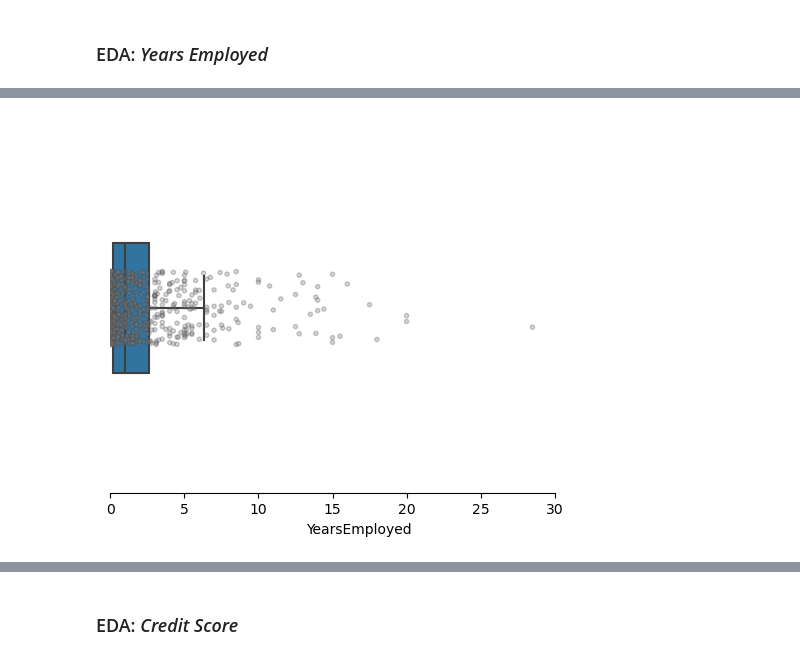
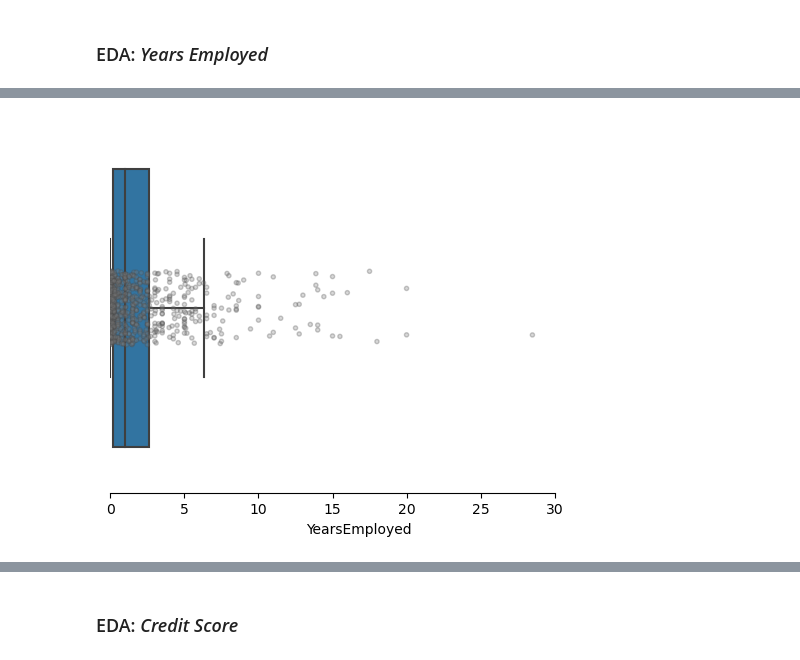
Before and after one commit to nvbergen/DC_project_CC_apps, a Jupyter notebook: Code/Credit approval Project.ipynb, the cells around one changed output, grey strips where cells are left out. Saved outputs shown, nothing was run; the diff lists cells and outputs as text; code cells hidden in the pictures.

```diff
--- a/Code/Credit approval Project.ipynb
+++ b/Code/Credit approval Project.ipynb
@@ -1243,12 +1185,12 @@ sns.despine(left = True, trim = True)
 # %%
-ax = sns.boxplot(x= 'YearsEmployed', data=apps2, showfliers = False, showcaps = True, width = .35)
+ax = sns.boxplot(x= 'YearsEmployed', data=apps2, showfliers = False, showcaps = True, width = .75)
 ax = sns.stripplot(x = 'YearsEmployed', data = apps2, color = 'grey', alpha = 0.3, size = 3, linewidth=1)
 
 
 ax.set_xlim(0,(apps2['YearsEmployed'].max()+5))
 ax.tick_params(left=False, bottom=True)
 sns.despine(left = True, trim = True)
 # %% [output]
-[figure, old version]
+[figure, new version]
 # %%
 #Describe Years Emp Filtered
```
Also changed, not shown: parts of 23 cells of this notebook.
